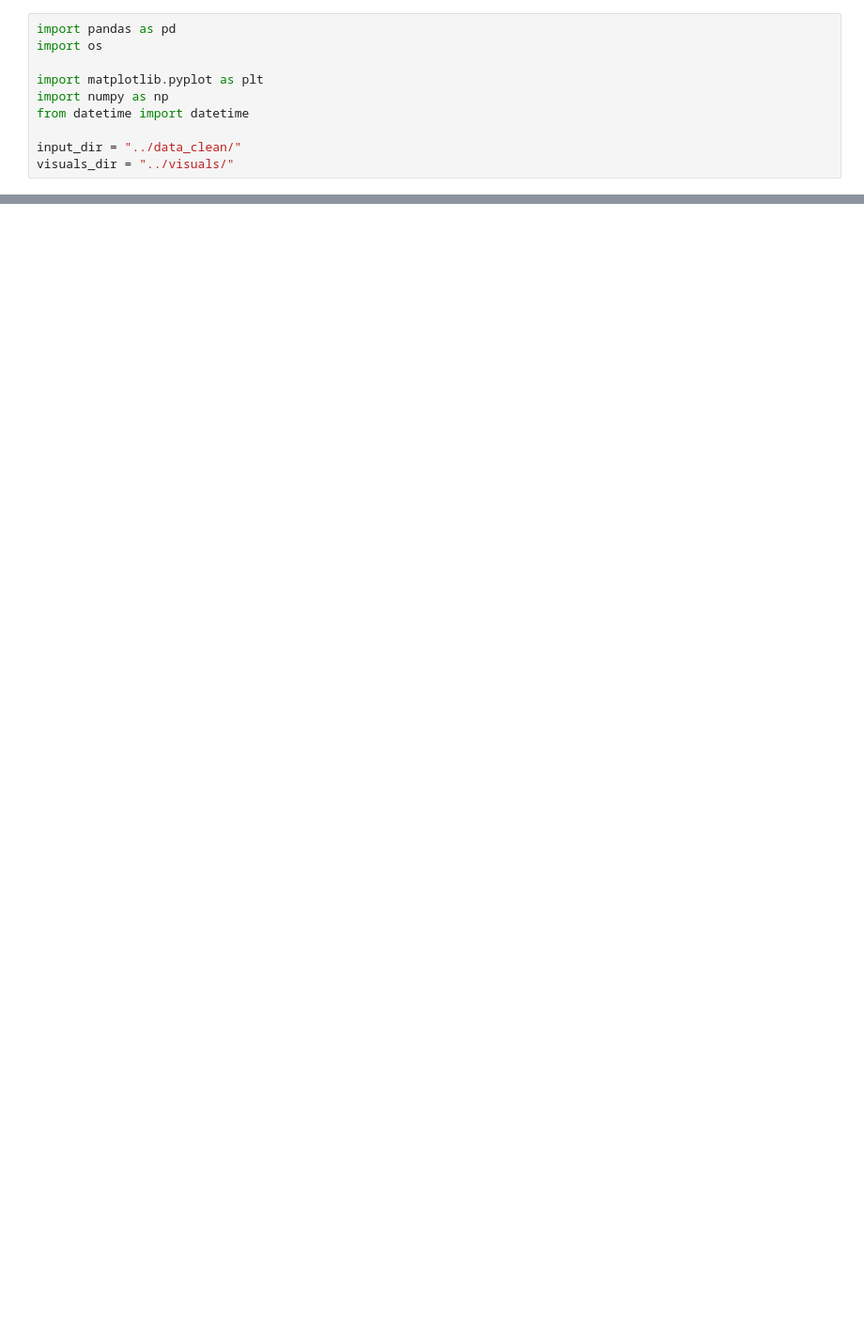
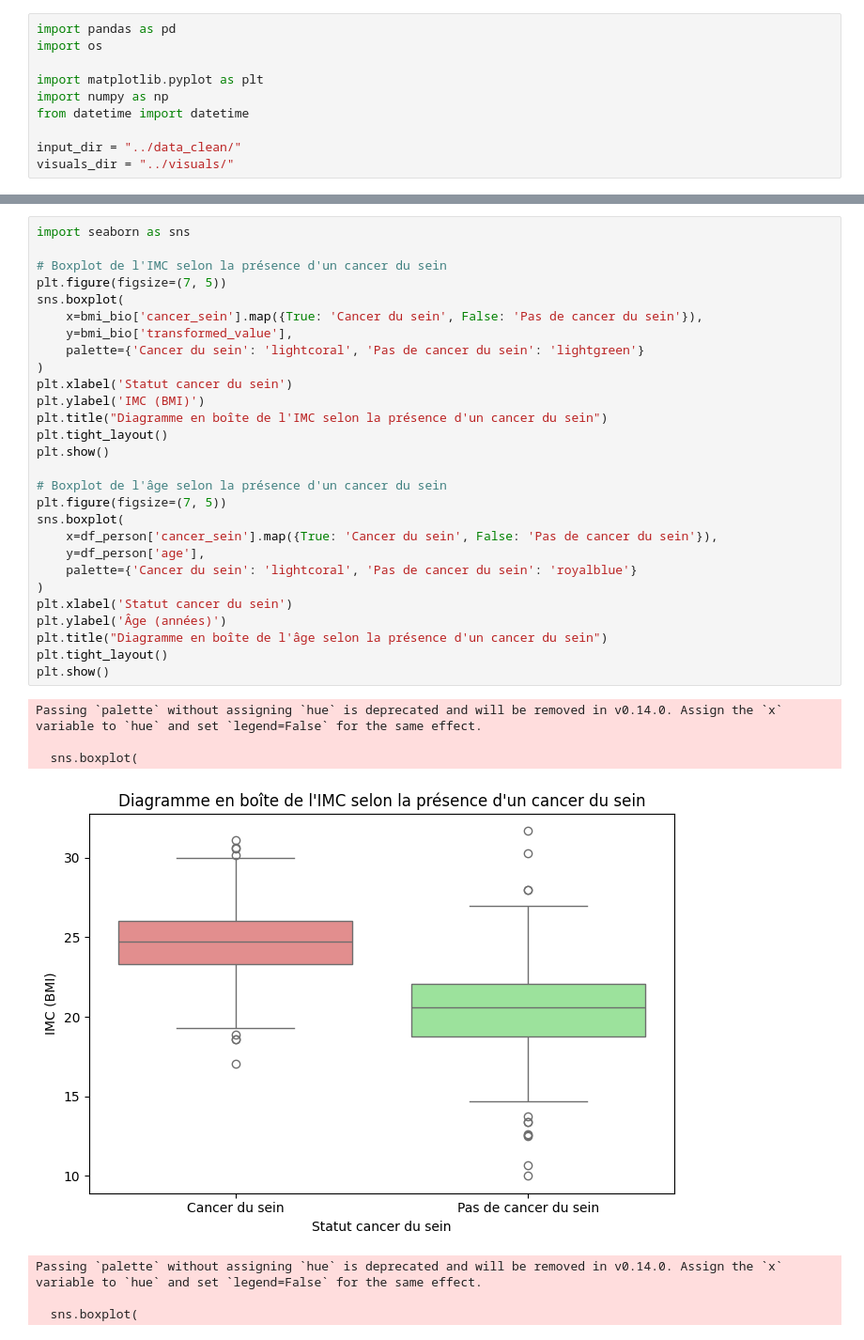
Before and after one commit to Al0den/ProjetEIST6, a Jupyter notebook: src/visualise.ipynb, the cells around one changed output, grey strips where cells are left out. Shown at 94% size. Drawn from its saved outputs; the diff is of its cells as text; blank space fills up the shorter version.

```diff
--- a/src/visualise.ipynb
+++ b/src/visualise.ipynb
@@ -148,0 +125,36 @@ NameError: name 'ecarttype_global' is not defined
+# %%
+import seaborn as sns
+
+# Boxplot de l'IMC selon la présence d'un cancer du sein
+plt.figure(figsize=(7, 5))
+sns.boxplot(
+    x=bmi_bio['cancer_sein'].map({True: 'Cancer du sein', False: 'Pas de cancer du sein'}),
+    y=bmi_bio['transformed_value'],
+    palette={'Cancer du sein': 'lightcoral', 'Pas de cancer du sein': 'lightgreen'}
+)
+plt.xlabel('Statut cancer du sein')
+plt.ylabel('IMC (BMI)')
+plt.title("Diagramme en boîte de l'IMC selon la présence d'un cancer du sein")
+plt.tight_layout()
+plt.show()
+
+# Boxplot de l'âge selon la présence d'un cancer du sein
+plt.figure(figsize=(7, 5))
+sns.boxplot(
+    x=df_person['cancer_sein'].map({True: 'Cancer du sein', False: 'Pas de cancer du sein'}),
+    y=df_person['age'],
+    palette={'Cancer du sein': 'lightcoral', 'Pas de cancer du sein': 'royalblue'}
+)
+plt.xlabel('Statut cancer du sein')
+plt.ylabel('Âge (années)')
+plt.title("Diagramme en boîte de l'âge selon la présence d'un cancer du sein")
+plt.tight_layout()
+plt.show()
+# %% [output]
+Passing `palette` without assigning `hue` is deprecated and will be removed in v0.14.0. Assign the `x` variable to `hue` and set `legend=False` for the same effect.
+
+  sns.boxplot(
+[figure, added]
+Passing `palette` without assigning `hue` is deprecated and will be removed in v0.14.0. Assign the `x` variable to `hue` and set `legend=False` for the same effect.
+
+  sns.boxplot(
```
Also changed, not shown: parts of 6 cells of this notebook, 3 other files.
